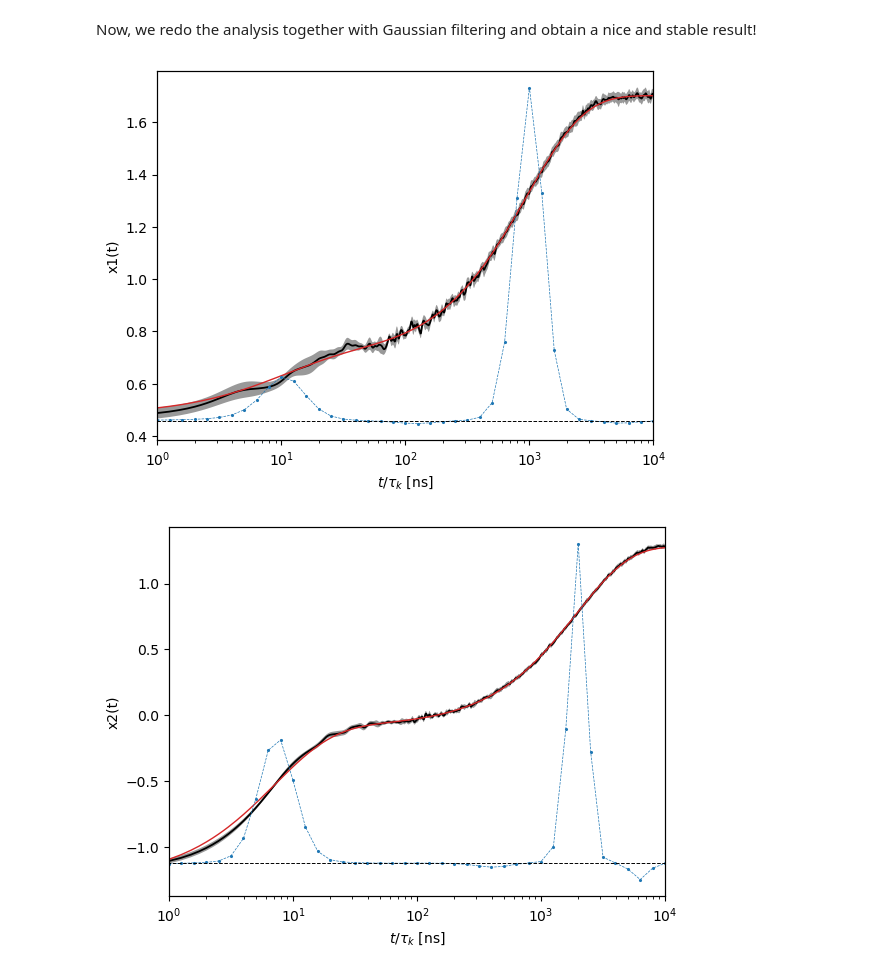
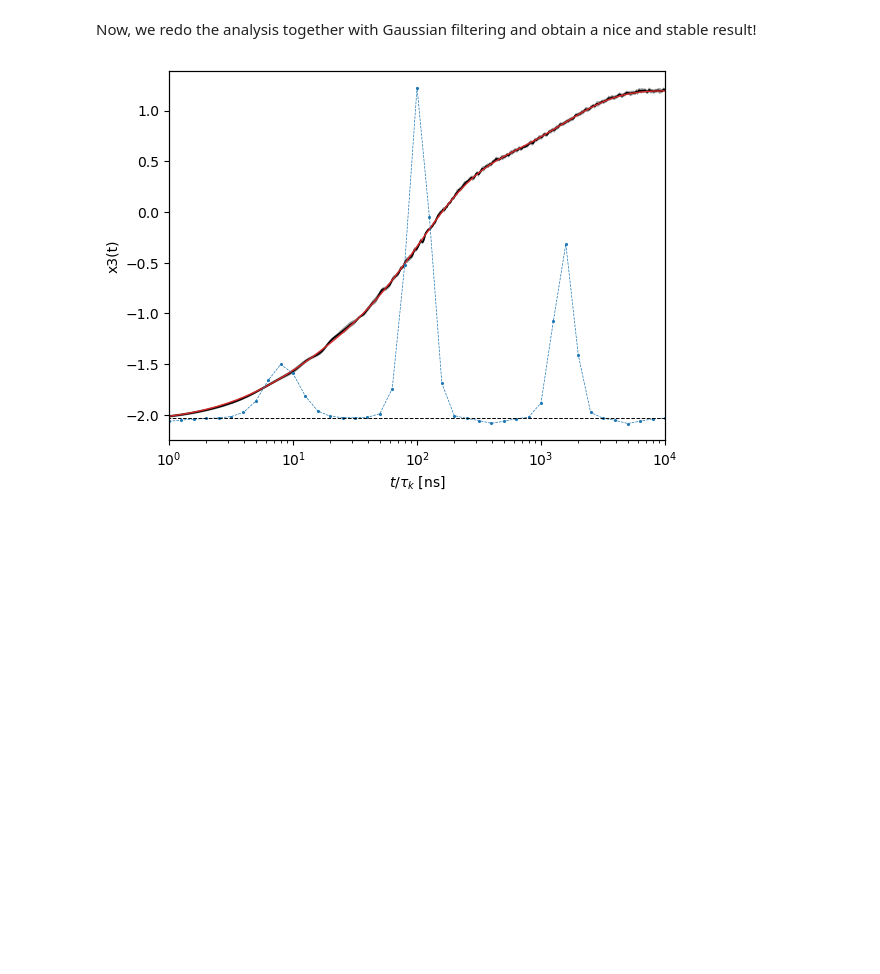
Before and after one commit to dorbath/TimeScaleAnalysis, a Jupyter notebook: tutorial/Tutorial_github.ipynb, the cells around one changed output. Drawn from its saved outputs; the diff is of its cells as text; code cells hidden in the pictures; blank space fills up the shorter version.

```diff
--- a/tutorial/Tutorial_github.ipynb
+++ b/tutorial/Tutorial_github.ipynb
@@ -143,31 +134,27 @@ tsa_best.extend_timeTrace(frac_decade=7/10)
 # %% [markdown]
 Now, we redo the analysis together with Gaussian filtering and obtain a nice and stable result!
 # %%
-for idxObs in range(tsa_best.data_mean.shape[1]):
-    temp_mean = utils.gaussian_smooth(tsa_best.data_mean[:, idxObs], sigma=6)
-    temp_sem = utils.gaussian_smooth(tsa_best.data_sem[:, idxObs], sigma=6)
-    tsa_best.options['temp_mean'] = temp_mean
-    tsa_best.options['temp_sem'] = temp_sem
-    temp_label = tsa_best.labels[idxObs]
-    regPara = 300  # requires adjustments
-    tsa_best.perform_tsa(
-        regPara=regPara,
-        startTime=1e0,
-    )
-    ax1, _ = plotting.plot_TSA(
-        temp_mean,
-        temp_sem,
-        tsa_best.spectrum,
-        tsa_best.times
-    )
-    ax1.set_xlim(1e0, 1e4)
-    ax1.set_xlabel(r'$t/\tau_k$ [ns]')
-    ax1.set_ylabel(f'{plotting.pretty_label(temp_label, prefix='')}(t)')
-    plt.show()
-    #plotting.save_fig(
-    #    f'./Tutorial_output_files/timescale_analysis'
-    #    f'_{temp_label}_BestPreparation.pdf'
-    #)
+# For simplicity, we only look at the 3rd observable
+temp_mean = utils.gaussian_smooth(tsa_best.data_mean[:, 2], sigma=6)
+temp_sem = utils.gaussian_smooth(tsa_best.data_sem[:, 2], sigma=6)
+tsa_best.options['temp_mean'] = temp_mean
+tsa_best.options['temp_sem'] = temp_sem
+temp_label = tsa_best.labels[2]
+
+regPara = 100  # requires adjustments
+tsa_best.perform_tsa(
+    regPara=regPara,
+    startTime=1e0,
+)
+ax1, _ = plotting.plot_TSA(
+    temp_mean,
+    temp_sem,
+    tsa_best.spectrum,
+    tsa_best.times
+)
+ax1.set_xlim(1e0, 1e4)
+ax1.set_xlabel(r'$t/\tau_k$ [ns]')
+ax1.set_ylabel(f'{plotting.pretty_label(temp_label, prefix='')}(t)')
+plt.show()
 # %% [output]
-[figure, old version]
+[figure, new version]
-[figure, removed]
```
Also changed, not shown: parts of 6 cells of this notebook, 3 other files.
